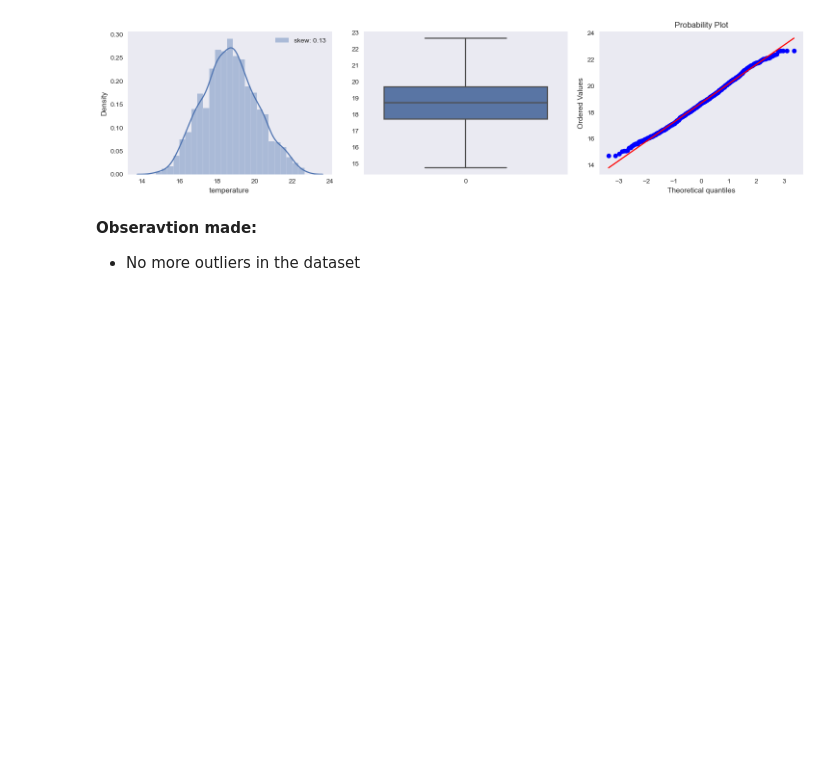
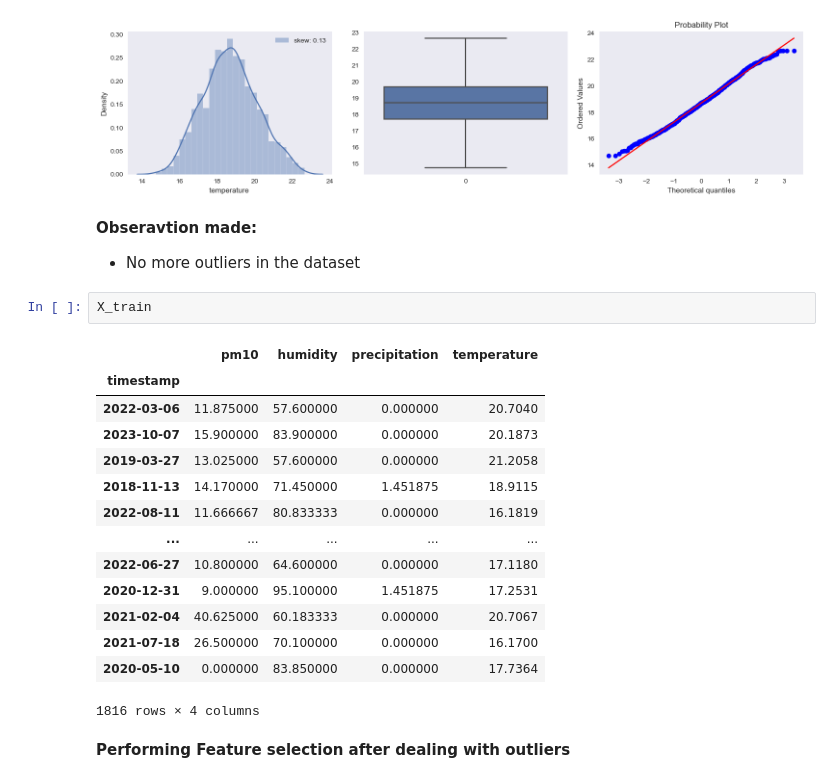
Before and after one commit to Lorraine254/Nairobi_Air_Quality_Monitoring, a Jupyter notebook: Analysis/analysis_v2.ipynb, the cells around one changed output. Cells and saved outputs as stored; diff of their text form; blank space fills up the shorter version.

```diff
--- a/Analysis/analysis_v2.ipynb
+++ b/Analysis/analysis_v2.ipynb
@@ -405,3 +427,22 @@ for col in X_train:
 **Obseravtion made:**
 
 - No more outliers in the dataset
+# %%
+X_train
+# %% [output]
+|  | pm10 | humidity | precipitation | temperature |
+| timestamp |  |  |  |  |
+| 2022-03-06 | 11.875000 | 57.600000 | 0.000000 | 20.7040 |
+| 2023-10-07 | 15.900000 | 83.900000 | 0.000000 | 20.1873 |
+| 2019-03-27 | 13.025000 | 57.600000 | 0.000000 | 21.2058 |
+| 2018-11-13 | 14.170000 | 71.450000 | 1.451875 | 18.9115 |
+| 2022-08-11 | 11.666667 | 80.833333 | 0.000000 | 16.1819 |
+| ... | ... | ... | ... | ... |
+| 2022-06-27 | 10.800000 | 64.600000 | 0.000000 | 17.1180 |
+| 2020-12-31 | 9.000000 | 95.100000 | 1.451875 | 17.2531 |
+| 2021-02-04 | 40.625000 | 60.183333 | 0.000000 | 20.7067 |
+| 2021-07-18 | 26.500000 | 70.100000 | 0.000000 | 16.1700 |
+| 2020-05-10 | 0.000000 | 83.850000 | 0.000000 | 17.7364 |
+1816 rows × 4 columns
+# %% [markdown]
+**Performing Feature selection after dealing with outliers**
```
Also changed, not shown: parts of 36 cells of this notebook, 1 other file.
